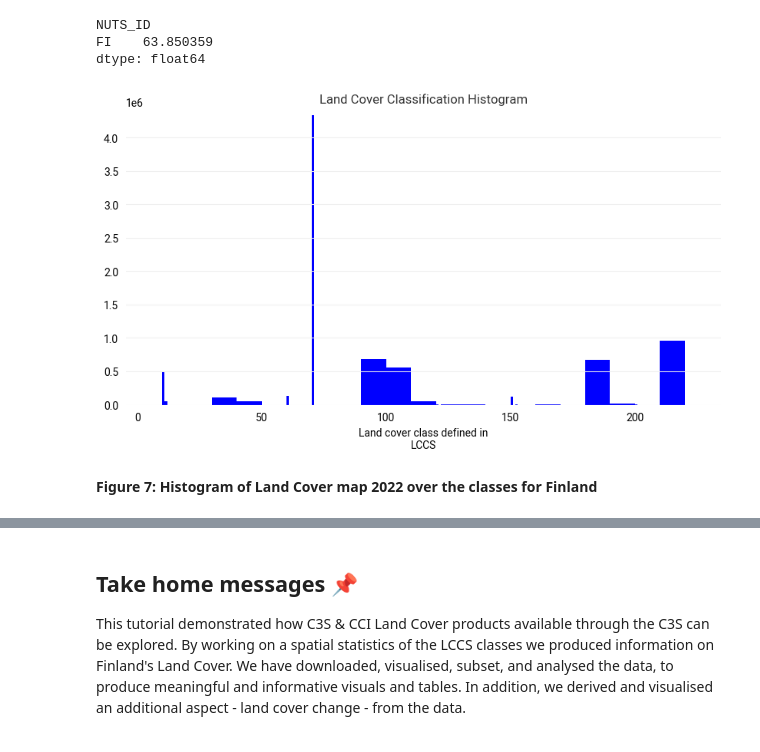
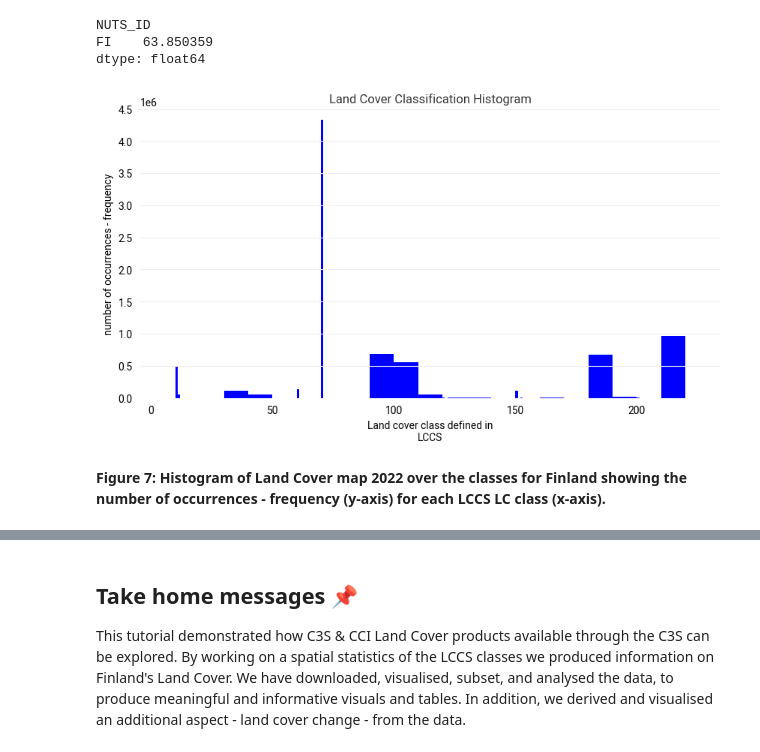
Before and after one commit to ecmwf-training/c3s-training-submodule-sat-obs-land, a Jupyter notebook: land-cover.ipynb, the cells around one changed output, grey strips where cells are left out. Cells and saved outputs as stored; diff of their text form; code cells hidden in the pictures.

```diff
--- a/land-cover.ipynb
+++ b/land-cover.ipynb
@@ -542,7 +546,7 @@ subset_lccs_data = global_lccs_data.sel(
 )
 # subset_lccs_data
 # Mask the data
-data_lccs_masked = ek.transforms.aggregate.spatial.masks(
+data_lccs_masked = ek.transforms.aggregate.spatial.mask(
     subset_lccs_data, nuts_gpd_subset, mask_dim="NUTS_ID", all_touched=True
 )
 data_lccs_masked
@@ -603,29 +607,29 @@ dtype: float64
 # %%
 # Create & plot a histogram
 classes = np.array([0, 10, 11, 12, 20, 30, 40, 50, 60, 61, 62, 70, 71, 72, 80,
         81, 82, 90, 100, 110, 120, 121, 122, 130, 140, 150, 151,
         152, 153, 160, 170, 180, 190, 200, 201, 202, 210, 220, 230])
 min_edge = classes - 0.2
 max_edge= classes + 0.2
 range = (-5, 235)
 data_lccs_region_1D=data_lccs_masked.stack(z=('lat', 'lon')).reset_index('z')
 data_lccs_region_1D_series = data_lccs_region_1D.to_series()
 data_lccs_region_1D_series_len_without_nan = data_lccs_region_1D_series.size-np.isnan(data_lccs_region_1D_series).sum()
 data_lccs_region_1D_series.dropna(inplace=True)
 
 fig, ax = plt.subplots(nrows=1, ncols=1, figsize=(10, 5))
 xr.plot.hist(
     data_lccs_region_1D, range=range, bins=classes,
     ax=ax, histtype='bar', color='blue'
 )
 ax.set_title("Land Cover Classification Histogram")
-ax.set_label("number of occurrences - frequency")
+ax.set_ylabel("number of occurrences - frequency")
 ax.set_ylim([0, 4.5E6])
 plt.show()
 # %% [output]
-[figure, old version]
+[figure, new version]
 # %% [markdown]
-**Figure 7: Histogram of Land Cover map 2022 over the classes for Finland**
+**Figure 7: Histogram of Land Cover map 2022 over the classes for Finland showing the number of occurrences - frequency (y-axis) for each LCCS LC class (x-axis).**
 # %%
 # N is the count in each bin, bins is the lower-limit of the bin
 N, bins = np.histogram(data_lccs_region_1D_series, bins=classes)
```
Also changed, not shown: parts of 17 cells of this notebook.
